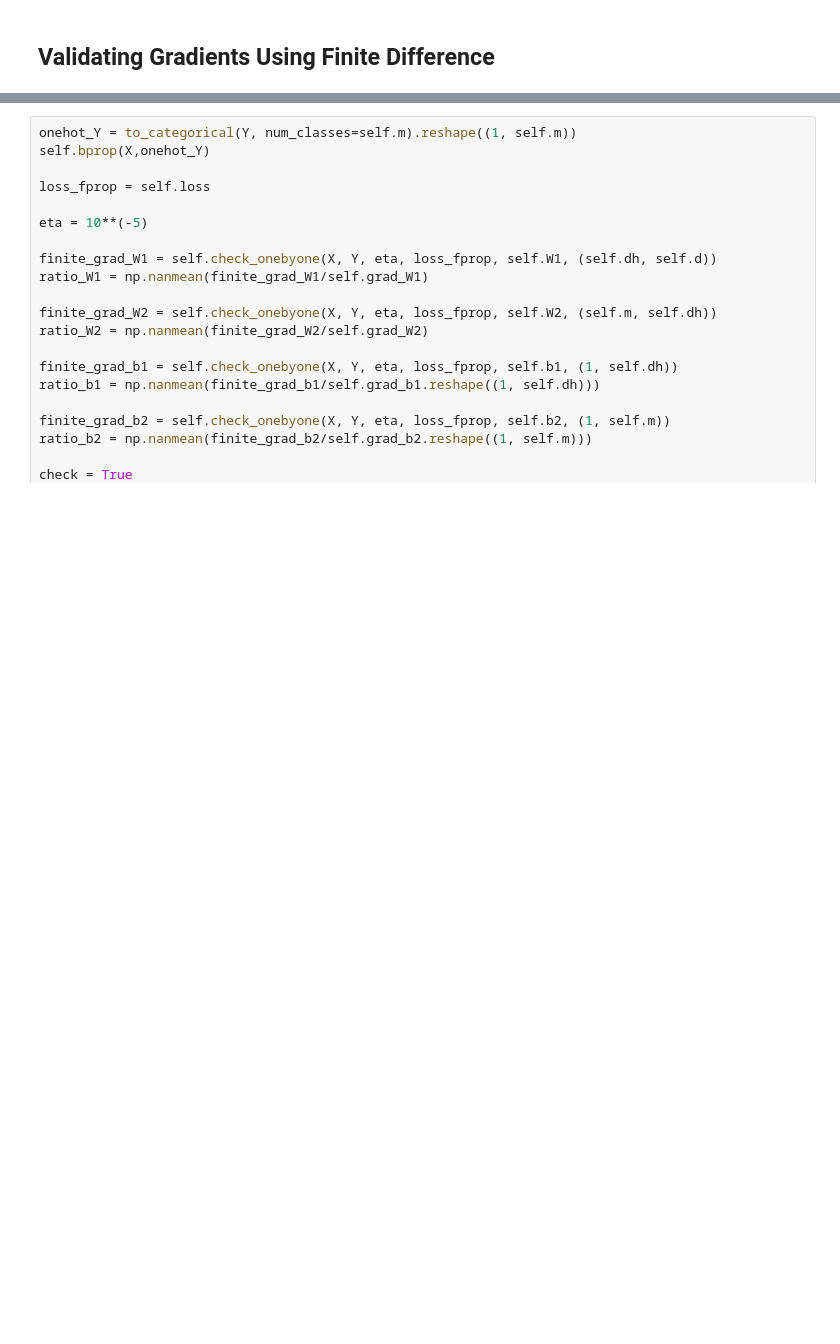
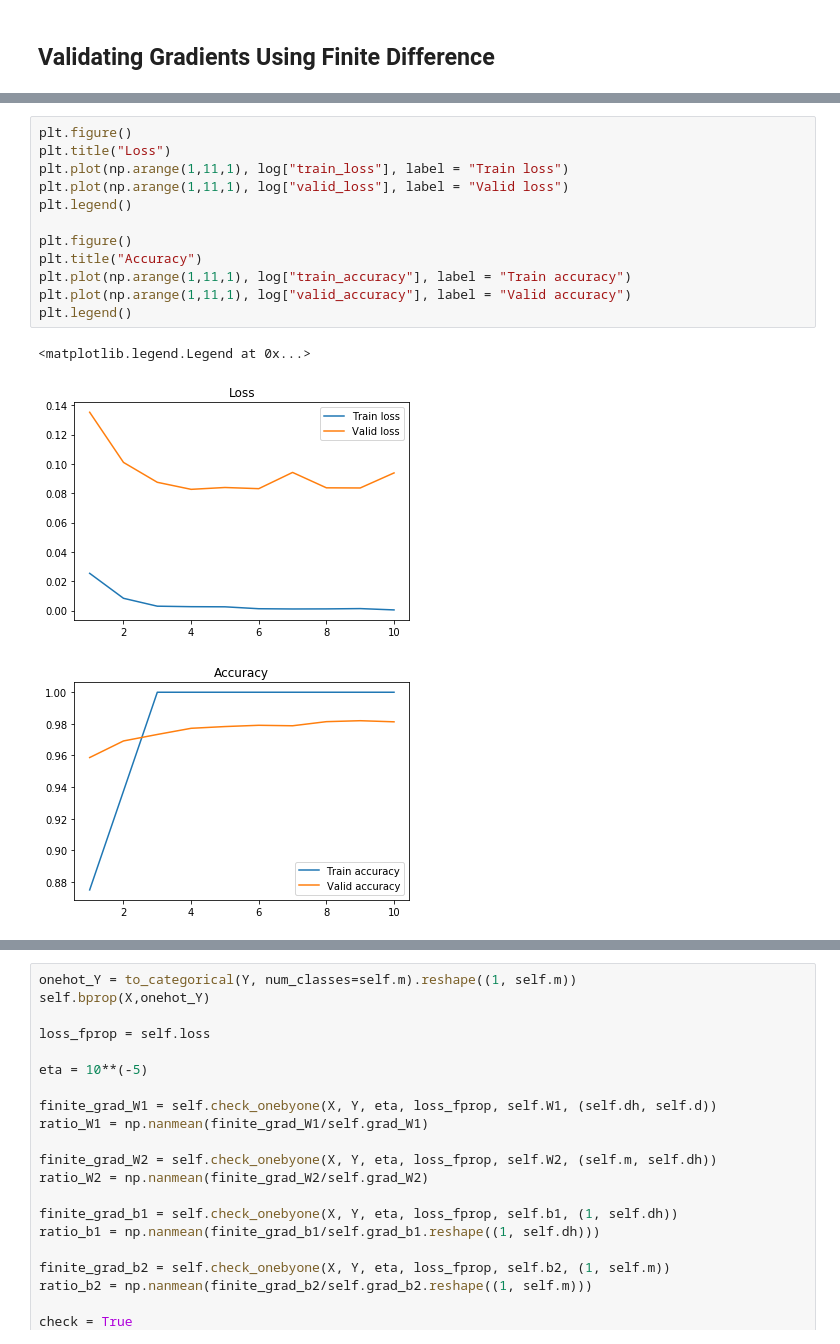
Before and after one commit to LaurenceDupont/ift6135-assignments, a Jupyter notebook: assignment1/problem1.ipynb, the cells around one changed output, grey strips where cells are left out. Saved outputs shown, nothing was run; the diff lists cells and outputs as text; blank space fills up the shorter version.

```diff
--- a/assignment1/problem1.ipynb
+++ b/assignment1/problem1.ipynb
@@ -372,3 +397,19 @@ log = model_finite_diff.train(X_train, y_train, X_valid, y_valid, epochs = epoch
+# %%
+plt.figure()
+plt.title("Loss")
+plt.plot(np.arange(1,11,1), log["train_loss"], label = "Train loss")
+plt.plot(np.arange(1,11,1), log["valid_loss"], label = "Valid loss")
+plt.legend()
+
+plt.figure()
+plt.title("Accuracy")
+plt.plot(np.arange(1,11,1), log["train_accuracy"], label = "Train accuracy")
+plt.plot(np.arange(1,11,1), log["valid_accuracy"], label = "Valid accuracy")
+plt.legend()
+# %% [output]
+<matplotlib.legend.Legend at 0x...>
+[figure, added]
+[figure, added]
 # %%
 def finite_diff_gradient_check(model, sample_X, sample_Y, weights_idx = 10, eps = (1/100)):
     """
```
Also changed, not shown: parts of 5 cells of this notebook.
